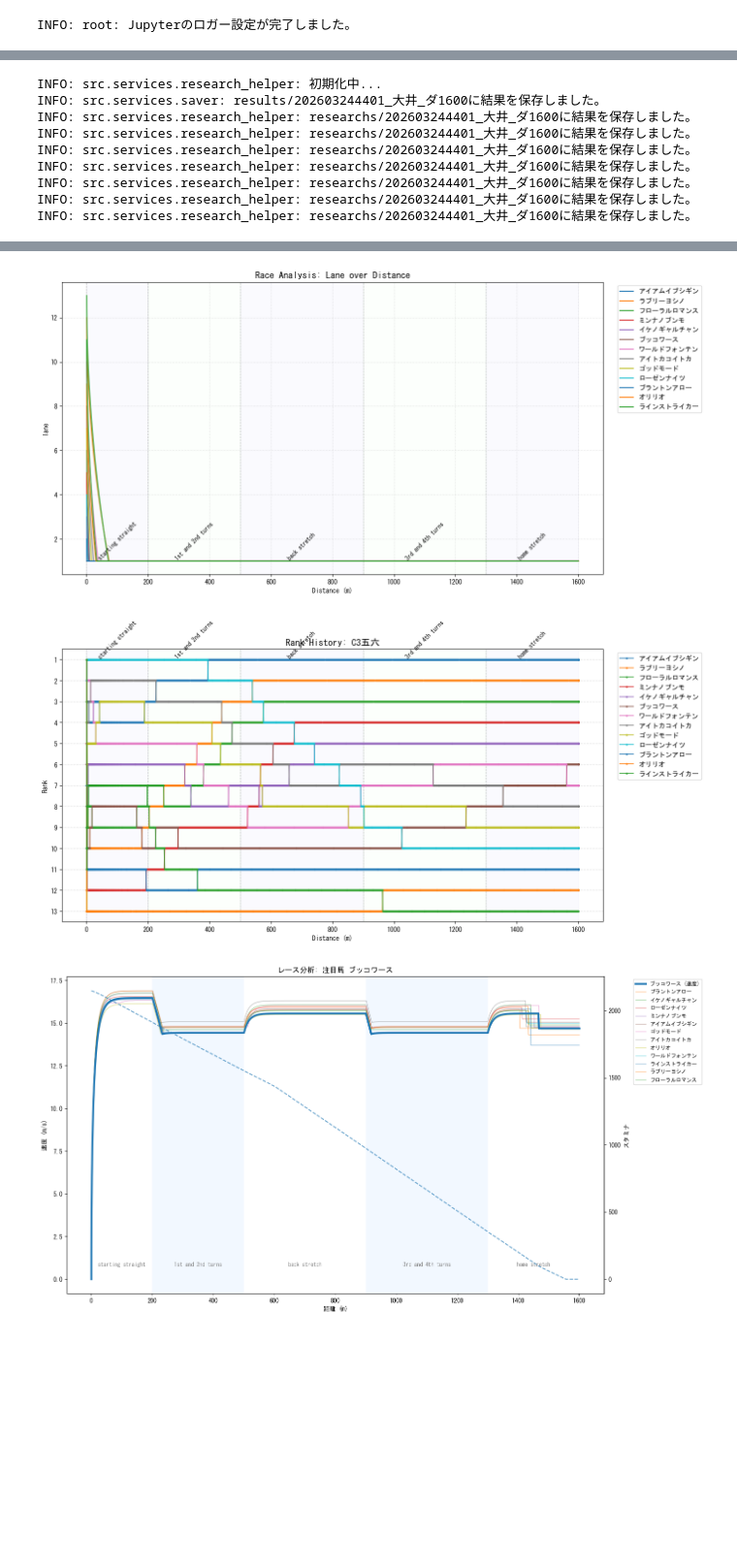
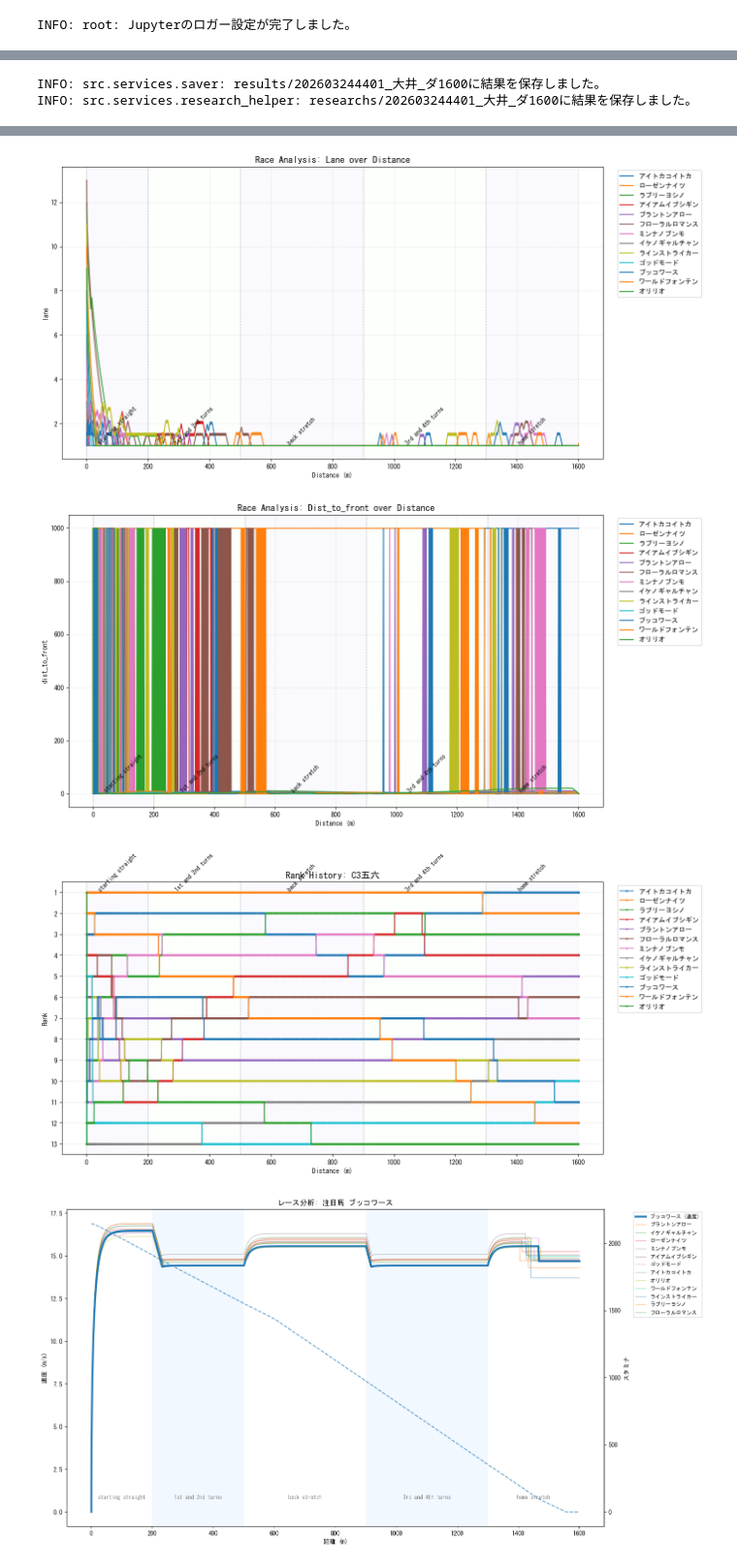
Before and after one commit to My-Game-Manage/NKSimulator, a Jupyter notebook: notebooks/experimental_lab.ipynb, the cells around one changed output, grey strips where cells are left out. Shown at 97% size. Saved outputs shown, nothing was run; the diff lists cells and outputs as text; code cells hidden in the pictures; blank space fills up the shorter version.

Commit message:
Fix: dist to front

```diff
--- a/notebooks/experimental_lab.ipynb
+++ b/notebooks/experimental_lab.ipynb
@@ -58,25 +61,14 @@ INFO: src.services.saver: 初期化中...
 INFO: src.services.factory: base_prof: {'race_id': '202603244401', 'course': '大井', 'race_name': 'C3五六', 'race_num': 1, 'num_horses': np.int64(13), 'distance': np.int64(1600), 'surface': 'ダ', 'conditio ...
 INFO: src.services.saver: prepared/202603244401_大井_ダ1600に結果を保存しました。
 # %%
-# 検証用
-from src.services.research_helper import ResearchResultSaver
-
-sim.attach(ResearchResultSaver())
 
 # レース実行
 history = sim._run_single_race(race_info)
 
 sim.notify(RaceEvent.FINISH, {'data': race_info, 'history': history})
 # %% [output]
-INFO: src.services.research_helper: 初期化中...
 INFO: src.services.saver: results/202603244401_大井_ダ1600に結果を保存しました。
 INFO: src.services.research_helper: researchs/202603244401_大井_ダ1600に結果を保存しました。
-INFO: src.services.research_helper: researchs/202603244401_大井_ダ1600に結果を保存しました。
-INFO: src.services.research_helper: researchs/202603244401_大井_ダ1600に結果を保存しました。
-INFO: src.services.research_helper: researchs/202603244401_大井_ダ1600に結果を保存しました。
-INFO: src.services.research_helper: researchs/202603244401_大井_ダ1600に結果を保存しました。
-INFO: src.services.research_helper: researchs/202603244401_大井_ダ1600に結果を保存しました。
-INFO: src.services.research_helper: researchs/202603244401_大井_ダ1600に結果を保存しました。
 # %%
 # プロット描写
 from src.services.research_helper import RaceResultPlotter
@@ -87,5 +79,6 @@ plotter.plot_race_analysis(history, race_info.profile, "velocity")
 plotter.plot_race_analysis(history, race_info.profile, "elapsed_time")
 plotter.plot_race_analysis(history, race_info.profile, "stamina")
 plotter.plot_race_analysis(history, race_info.profile, "lane")
+plotter.plot_race_analysis(history, race_info.profile, "dist_to_front")
 plotter.plot_race_rank_history(history, race_info.profile)
 # %% [output]
@@ -95,5 +88,6 @@ plotter.plot_race_rank_history(history, race_info.profile)
-[figure, old version]
+[figure, new version]
-[figure, old version]
+[figure, new version]
+[figure, added]
 # %%
 import matplotlib.pyplot as plt
 import matplotlib
```
Also changed, not shown: parts of 3 cells of this notebook, 6 other files.
